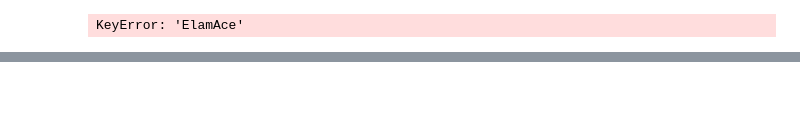
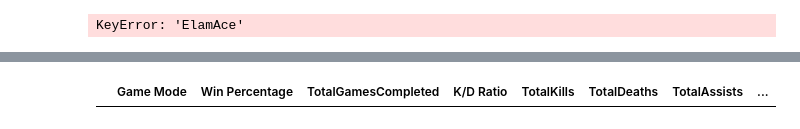
Before and after one commit to hunter-brock/FinalProject, a Jupyter notebook: Final Project.ipynb, the cells around one changed output, grey strips where cells are left out. Saved outputs shown, nothing was run; the diff lists cells and outputs as text; code cells hidden in the pictures; blank space fills up the shorter version.

```diff
--- a/Final Project.ipynb
+++ b/Final Project.ipynb
@@ -210,3 +220,9 @@ player_data_gbv[player_gamertags[0]]
 | Big Team Strongholds | 75.000000 | 8 | 2.021277 | 190 | 94 | 80 | ... |
 | Grifball | 62.500000 | 8 | 1.720339 | 203 | 118 | 24 | ... |
 | Infection | 25.000000 | 4 | 1.964286 | 55 | 28 | 2 | ... |
+# %%
+df = pd.DataFrame(data=None, columns=['Game Mode', 'Win Percentage', 'TotalGamesCompleted', 'K/D Ratio', 'TotalKills', 'TotalDeaths', 'TotalAssists', 'TotalPowerWeaponGrabs', 'TotalGamesWon', 'TotalGamesLost'])
+# %%
+df
+# %% [output]
+|  | Game Mode | Win Percentage | TotalGamesCompleted | K/D Ratio | TotalKills | TotalDeaths | TotalAssists | ... |
```
Also changed, not shown: parts of 4 cells of this notebook.
